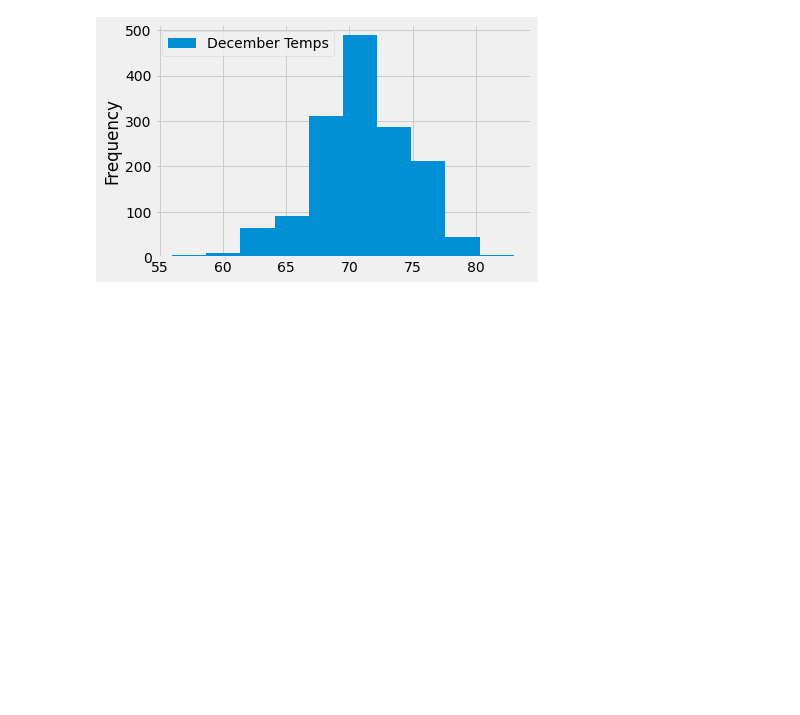
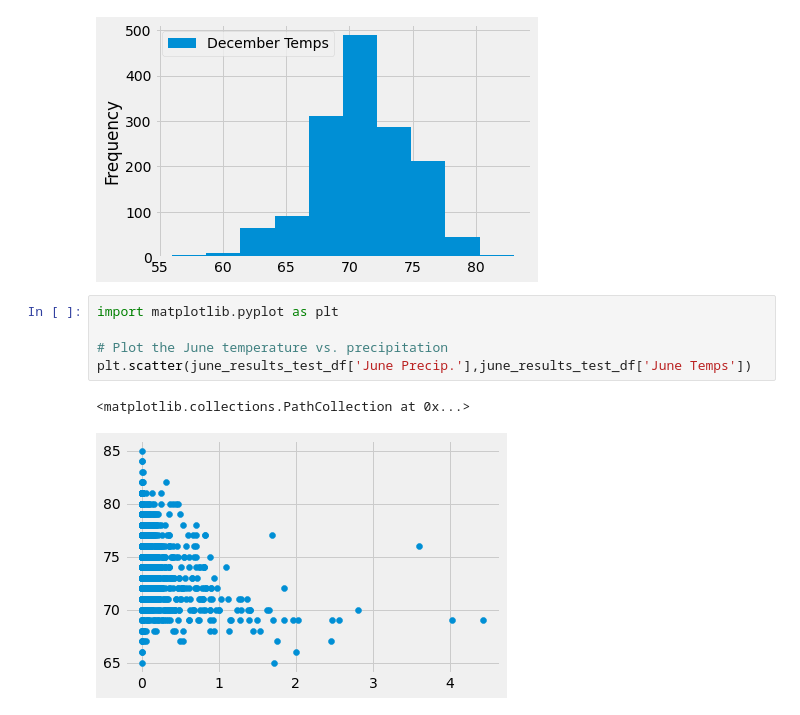
Before and after one commit to IJG-DR/surfs_up, a Jupyter notebook: SurfsUp_Challenge.ipynb, the cells around one changed output. Cells and saved outputs as stored; diff of their text form; blank space fills up the shorter version.

```diff
--- a/SurfsUp_Challenge.ipynb
+++ b/SurfsUp_Challenge.ipynb
@@ -184,3 +215,11 @@ december_temp_df.plot.hist(bins=10)
 # %% [output]
 <AxesSubplot:ylabel='Frequency'>
 [figure]
+# %%
+import matplotlib.pyplot as plt
+
+# Plot the June temperature vs. precipitation
+plt.scatter(june_results_test_df['June Precip.'],june_results_test_df['June Temps'])
+# %% [output]
+<matplotlib.collections.PathCollection at 0x...>
+[figure, added]
```
Also changed, not shown: parts of 5 cells of this notebook, 6 other files.
